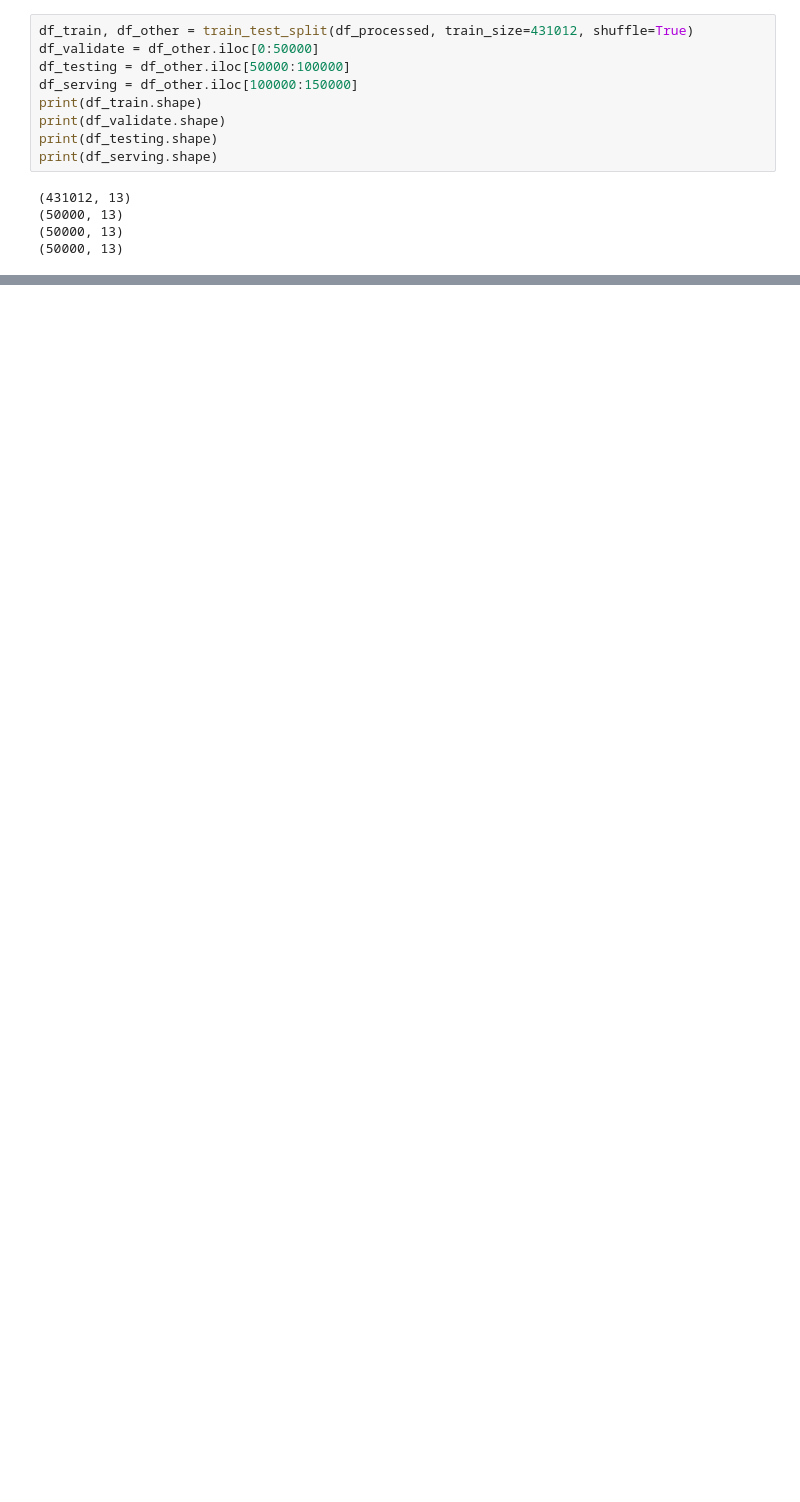
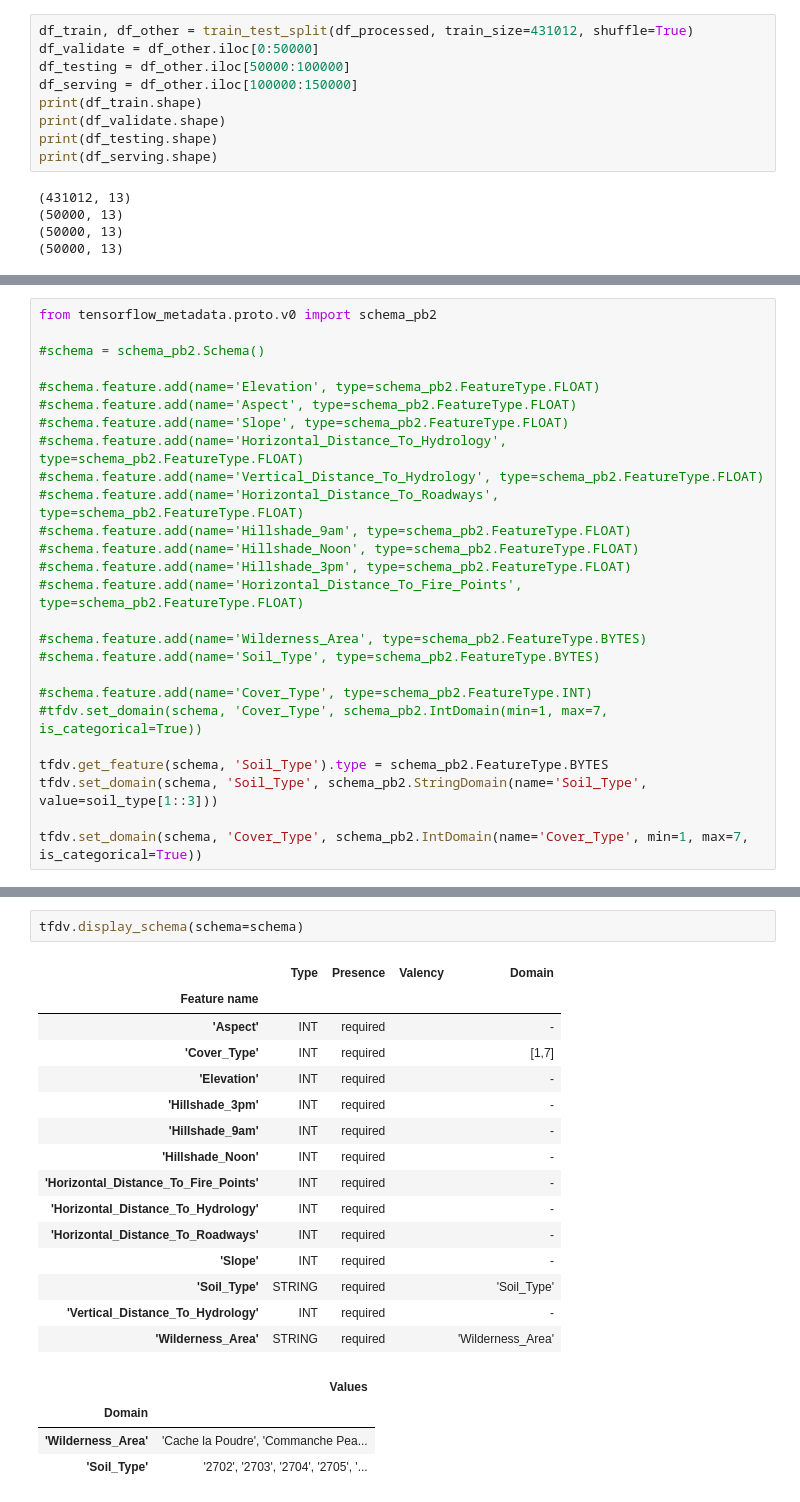
Before and after one commit to marsbroshok/mlops-labs, a Jupyter notebook: datasets/covertype/wrangle/prepare.ipynb, the cells around one changed output, grey strips where cells are left out. Saved outputs shown, nothing was run; the diff lists cells and outputs as text; blank space fills up the shorter version.

```diff
--- a/datasets/covertype/wrangle/prepare.ipynb
+++ b/datasets/covertype/wrangle/prepare.ipynb
@@ -220,0 +228,26 @@ df_serving.to_csv(SERVING_DATASET, header=True, index=False)
+# %%
+from tensorflow_metadata.proto.v0 import schema_pb2
+
+#schema = schema_pb2.Schema()
+
+#schema.feature.add(name='Elevation', type=schema_pb2.FeatureType.FLOAT)
+#schema.feature.add(name='Aspect', type=schema_pb2.FeatureType.FLOAT)
+#schema.feature.add(name='Slope', type=schema_pb2.FeatureType.FLOAT)
+#schema.feature.add(name='Horizontal_Distance_To_Hydrology', type=schema_pb2.FeatureType.FLOAT)
+#schema.feature.add(name='Vertical_Distance_To_Hydrology', type=schema_pb2.FeatureType.FLOAT)
+#schema.feature.add(name='Horizontal_Distance_To_Roadways', type=schema_pb2.FeatureType.FLOAT)
+#schema.feature.add(name='Hillshade_9am', type=schema_pb2.FeatureType.FLOAT)
+#schema.feature.add(name='Hillshade_Noon', type=schema_pb2.FeatureType.FLOAT)
+#schema.feature.add(name='Hillshade_3pm', type=schema_pb2.FeatureType.FLOAT)
+#schema.feature.add(name='Horizontal_Distance_To_Fire_Points', type=schema_pb2.FeatureType.FLOAT)
+
+#schema.feature.add(name='Wilderness_Area', type=schema_pb2.FeatureType.BYTES)
+#schema.feature.add(name='Soil_Type', type=schema_pb2.FeatureType.BYTES)
+
+#schema.feature.add(name='Cover_Type', type=schema_pb2.FeatureType.INT)
+#tfdv.set_domain(schema, 'Cover_Type', schema_pb2.IntDomain(min=1, max=7, is_categorical=True))
+
+tfdv.get_feature(schema, 'Soil_Type').type = schema_pb2.FeatureType.BYTES
+tfdv.set_domain(schema, 'Soil_Type', schema_pb2.StringDomain(name='Soil_Type', value=soil_type[1::3]))
+
+tfdv.set_domain(schema, 'Cover_Type', schema_pb2.IntDomain(name='Cover_Type', min=1, max=7, is_categorical=True))
@@ -220,0 +257,22 @@ df_serving.to_csv(SERVING_DATASET, header=True, index=False)
+# %%
+tfdv.display_schema(schema=schema)
+# %% [output]
+|  | Type | Presence | Valency | Domain |
+| Feature name |  |  |  |  |
+| 'Aspect' | INT | required |  | - |
+| 'Cover_Type' | INT | required |  | [1,7] |
+| 'Elevation' | INT | required |  | - |
+| 'Hillshade_3pm' | INT | required |  | - |
+| 'Hillshade_9am' | INT | required |  | - |
+| 'Hillshade_Noon' | INT | required |  | - |
+| 'Horizontal_Distance_To_Fire_Points' | INT | required |  | - |
+| 'Horizontal_Distance_To_Hydrology' | INT | required |  | - |
+| 'Horizontal_Distance_To_Roadways' | INT | required |  | - |
+| 'Slope' | INT | required |  | - |
+| 'Soil_Type' | STRING | required |  | 'Soil_Type' |
+| 'Vertical_Distance_To_Hydrology' | INT | required |  | - |
+| 'Wilderness_Area' | STRING | required |  | 'Wilderness_Area' |
+|  | Values |
+| Domain |  |
+| 'Wilderness_Area' | 'Cache la Poudre', 'Commanche Pea... |
+| 'Soil_Type' | '2702', '2703', '2704', '2705', '... |
```
Also changed, not shown: parts of 25 cells of this notebook, 4 other files.
